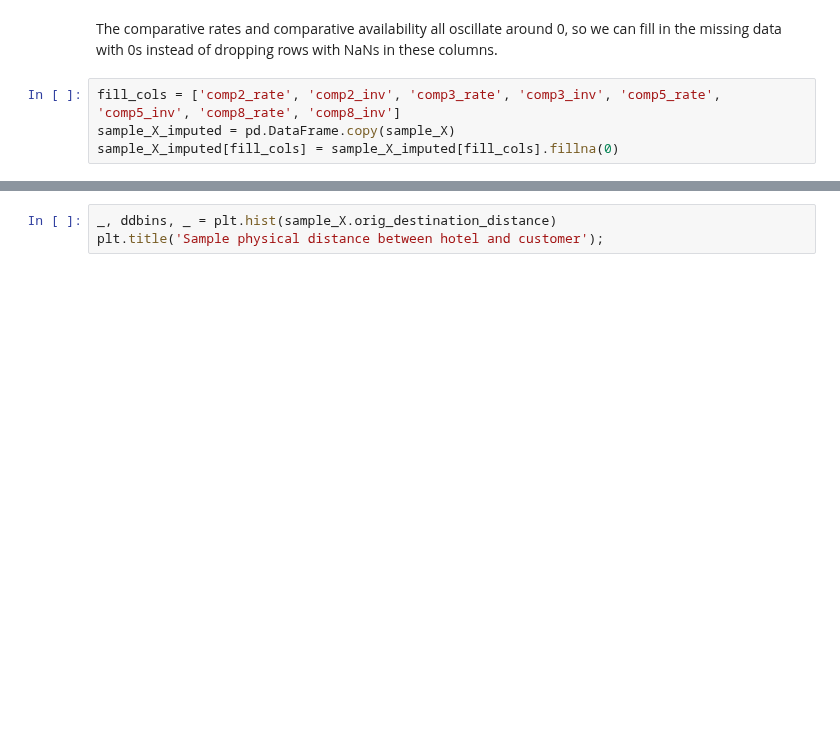
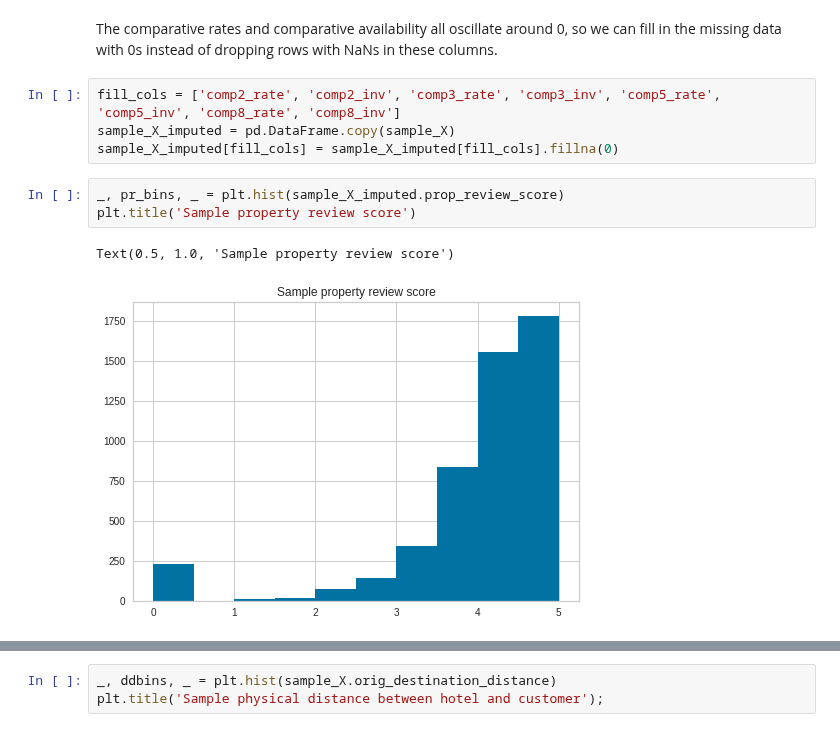
Before and after one commit to sid-chaubs/data-mining-assignment-1, a Jupyter notebook: DMT_Assignment_2.ipynb, the cells around one changed output, grey strips where cells are left out. Drawn from its saved outputs; the diff is of its cells as text; blank space fills up the shorter version.

```diff
--- a/DMT_Assignment_2.ipynb
+++ b/DMT_Assignment_2.ipynb
@@ -232,3 +235,9 @@ The comparative rates and comparative availability all oscillate around 0, so we
 fill_cols = ['comp2_rate', 'comp2_inv', 'comp3_rate', 'comp3_inv', 'comp5_rate', 'comp5_inv', 'comp8_rate', 'comp8_inv']
 sample_X_imputed = pd.DataFrame.copy(sample_X)
 sample_X_imputed[fill_cols] = sample_X_imputed[fill_cols].fillna(0)
+# %%
+_, pr_bins, _ = plt.hist(sample_X_imputed.prop_review_score)
+plt.title('Sample property review score')
+# %% [output]
+Text(0.5, 1.0, 'Sample property review score')
+[figure, added]
```
Also changed, not shown: parts of 19 cells of this notebook.
